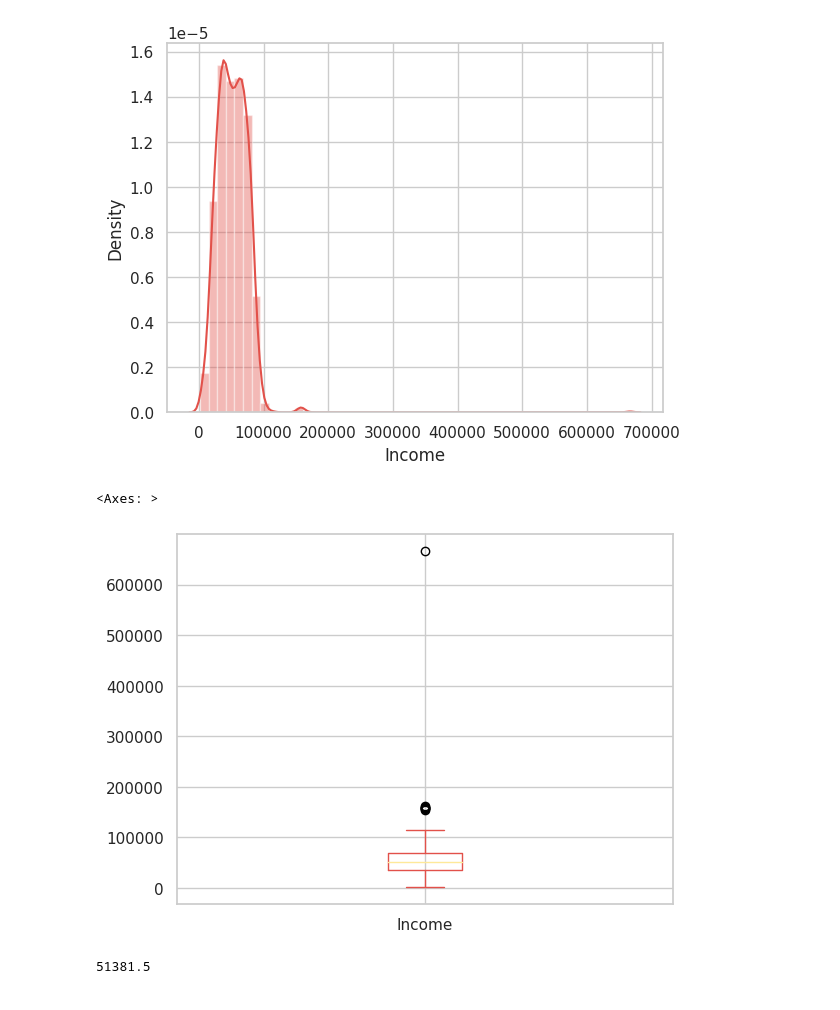
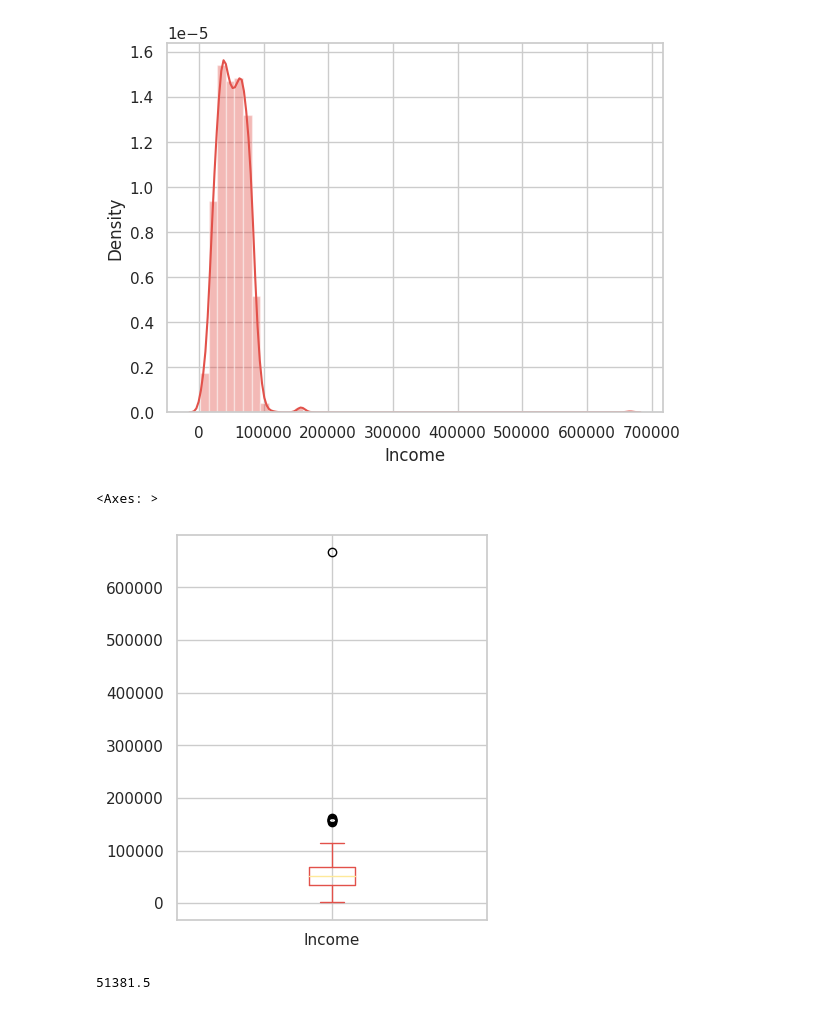
Before and after one commit to byancharizka/Marketing-Analytics-iFood, a Jupyter notebook: marketing_analytics.ipynb, the cells around one changed output. Cells and saved outputs as stored; diff of their text form; code cells hidden in the pictures.

```diff
--- a/marketing_analytics.ipynb
+++ b/marketing_analytics.ipynb
@@ -235,10 +237,10 @@ sns.distplot(df['Income'])
 [figure]
 # %%
 # Mengecek distribusi data pada column Income menggunakan boxplot
-df['Income'].plot(kind = 'box')
+df['Income'].plot(kind = 'box', figsize = (4,5))
 # %% [output]
 <Axes: >
-[figure, old version]
+[figure, new version]
 # %%
 # Mengecek nilai median pada column Income
 df['Income'].median()
```
Also changed, not shown: parts of 56 cells of this notebook.
